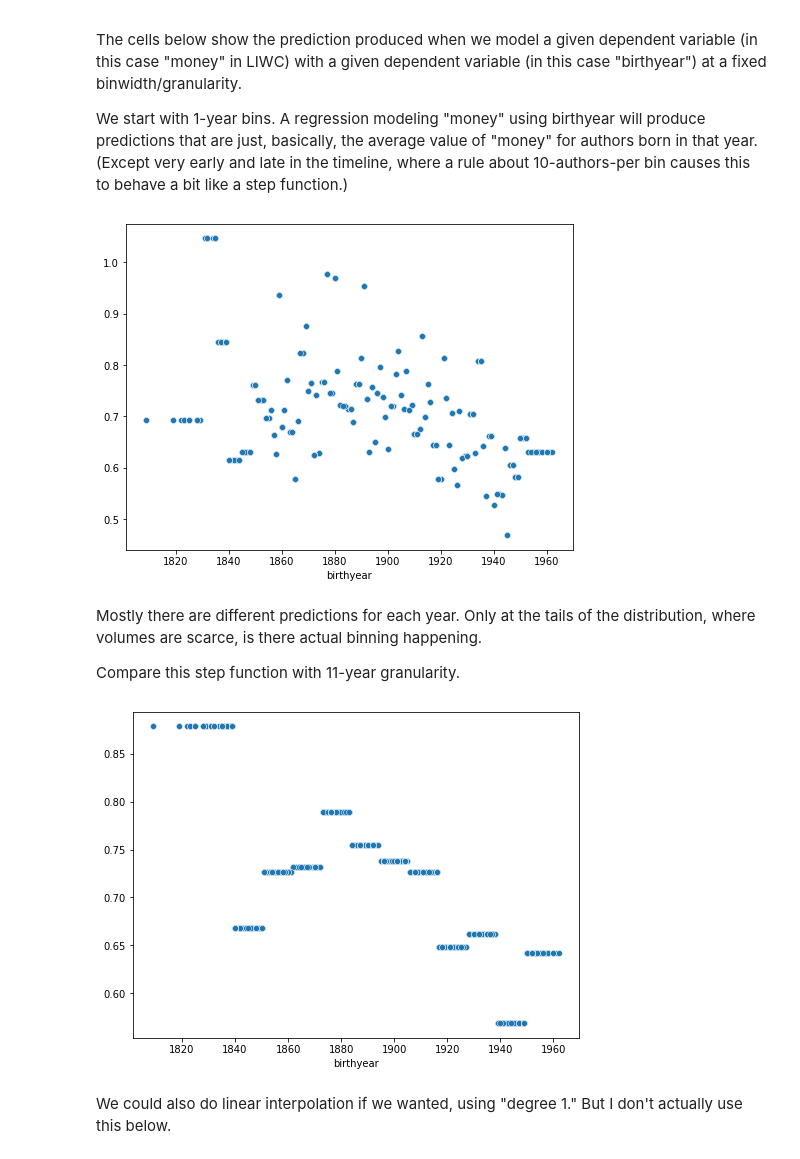
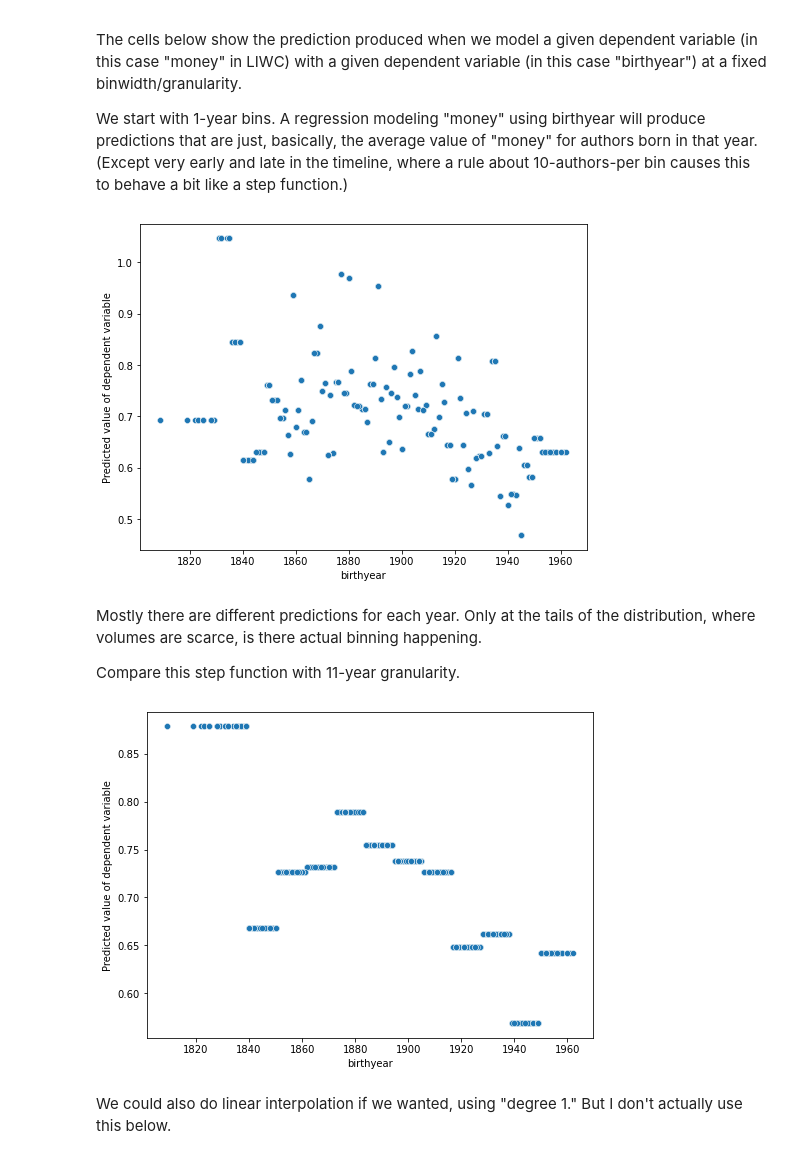
Before and after one commit to tedunderwood/period-cohort, a Jupyter notebook: regression/LIWCregression.ipynb, the cells around one changed output. Saved outputs shown, nothing was run; the diff lists cells and outputs as text; code cells hidden in the pictures.

```diff
--- a/regression/LIWCregression.ipynb
+++ b/regression/LIWCregression.ipynb
@@ -278,23 +278,24 @@ We start with 1-year bins. A regression modeling "money" using birthyear will pr
 # %%
 def showfit(framestouse, predictive_variable, topic, granularity):
     ''' Uses a set of bins specified by a frame to fit predictive_variable to a given
     topic, and then visualizes the predictions as a scatterplot against continuous values of the
     predictive variable.
     '''
 
     df = framestouse[predictive_variable][granularity]
     X = df.iloc[ : , 3 : ]
     y = data[topic].values
     reg = LinearRegression().fit(X, y)
     yhat = reg.predict(X)
     yhat[yhat < 0] = 0  # prediction cannot be below zero
     plt.figure(figsize = (8, 6))
     sns.scatterplot(x = data[predictive_variable], y = yhat)
+    plt.ylabel('Predicted value of dependent variable')
     plt.show()
 
 showfit(degree0frames, 'birthyear', 'money', 1)
 # %% [output]
-[figure, old version]
+[figure, new version]
 # %% [markdown]
 Mostly there are different predictions for each year. Only at the tails of the distribution, where volumes are scarce, is there actual binning happening.
 
@@ -302,7 +303,7 @@ Compare this step function with 11-year granularity.
 # %%
 showfit(degree0frames, 'birthyear', 'money', 11)
 # %% [output]
-[figure, old version]
+[figure, new version]
 # %% [markdown]
 We could also do linear interpolation if we wanted, using "degree 1." But I don't actually use this below.
 # %%
```
Also changed, not shown: parts of 1 cell of this notebook.
